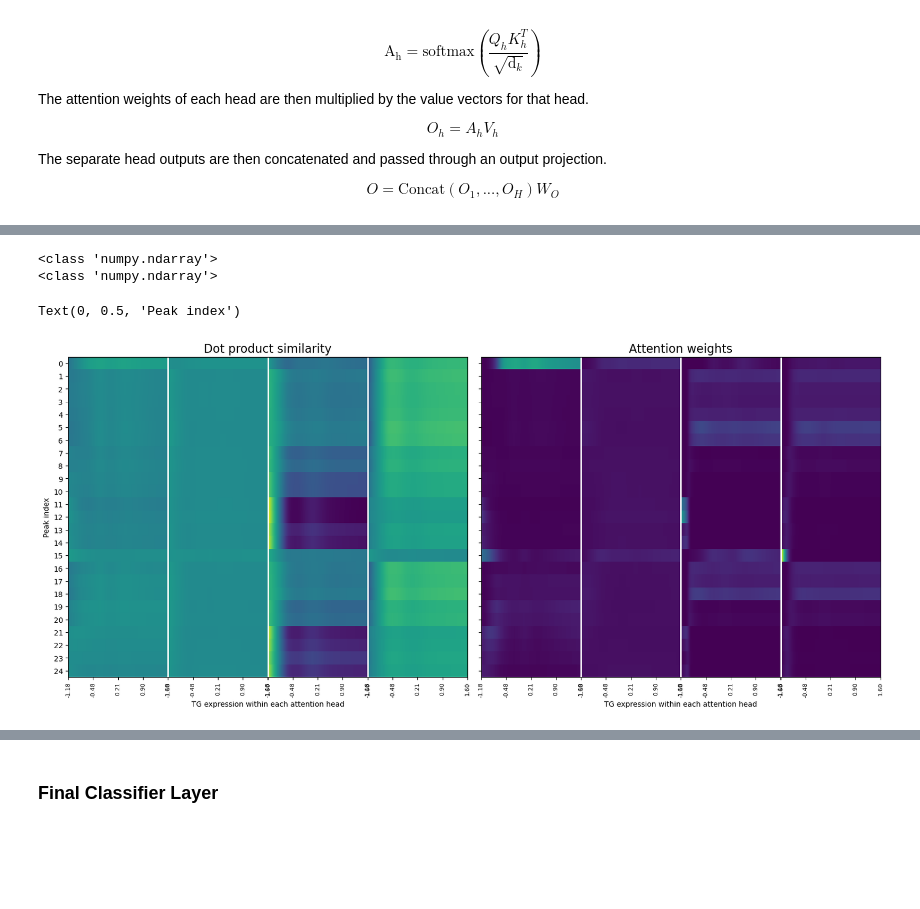
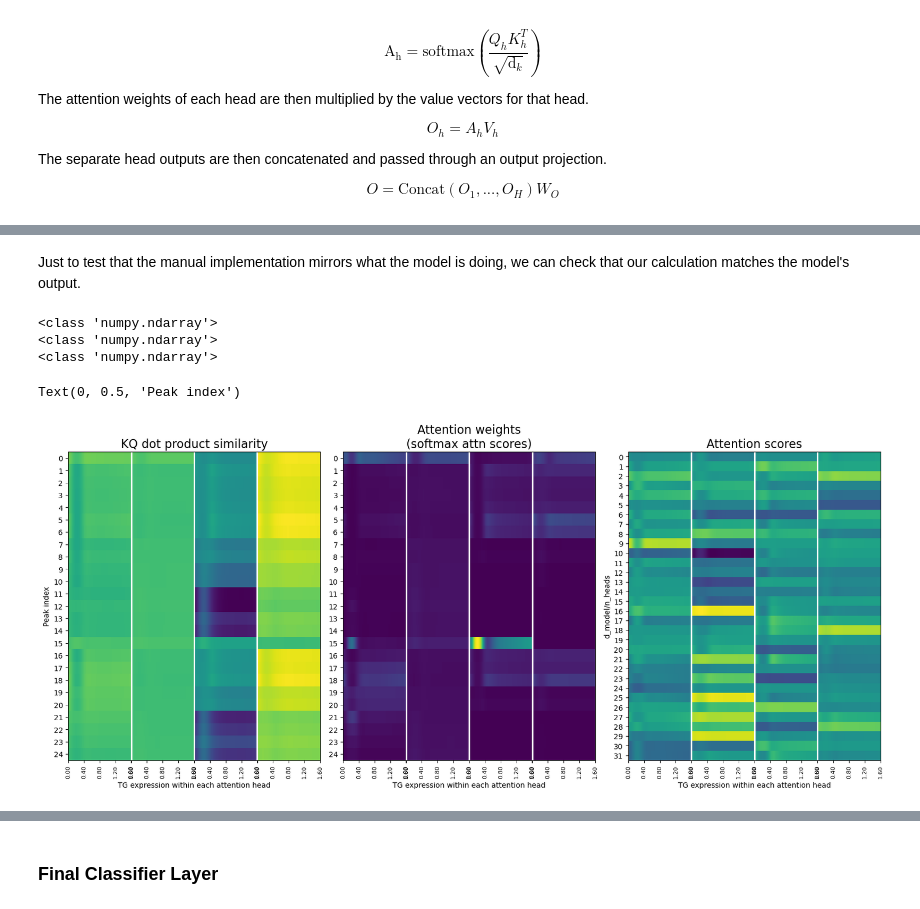
Before and after one commit to emoeller80281/Custom_GRN_Inference, a Jupyter notebook: TETHER/scripts/explore_model_features.ipynb, the cells around one changed output, grey strips where cells are left out. Cells and saved outputs as stored; diff of their text form; code cells hidden in the pictures; blank space fills up the shorter version.

```diff
--- a/TETHER/scripts/explore_model_features.ipynb
+++ b/TETHER/scripts/explore_model_features.ipynb
@@ -928,7 +1059,7 @@ print("Output shape increases from 4 -> 128")
 print(outputs.shape)
 
 # Reshape the outputs so each dimension corresponds to a feature
-outputs = outputs.reshape(n_values, n_values, n_values, n_values, -1)
+outputs = outputs.reshape(n_values, n_values, n_values, -1)
 outputs.shape
 # %% [output]
 Output shape increases from 4 -> 128
@@ -940,18 +1075,20 @@ Next, we can visualize how the output changes depending on just one feature at a
 # For each input, average projections across all combinations
 # of the other three inputs. Result: [input values, projected features].
 marginal_projections = {
-    name: outputs.mean(axis=tuple(j for j in range(4) if j != i))
-    for i, name in enumerate(feature_names)
+    name: outputs.mean(axis=tuple(j for j in range(3) if j != i))
+    for i, name in enumerate(grid_names)
 }
 
-plot_names = ["binding_predictions", "accessibility", "distance_values"]
-labels = ["Binding prediction", "Accessibility", "Distance Values"]
+plot_names = grid_names
+labels = ["Binding prediction", "Accessibility (standardized)", "Distance to TSS (kb)"]
+tick_scale = {"abs_distance": 1e-3}  # bp -> kb for the tick labels only
 
 fig, axs = plt.subplots(1, 3, figsize=(15, 6), constrained_layout=True)
 
 # Shared color scale makes the three heatmaps comparable.
 vmin = min(marginal_projections[name].min() for name in plot_names)
 vmax = max(marginal_projections[name].max() for name in plot_names)
+
 
 for ax, name, label in zip(axs, plot_names, labels):
     data = marginal_projections[name].T
@@ -968,7 +1105,7 @@ for ax, name, label in zip(axs, plot_names, labels):
 
     ticks = np.linspace(0, len(values) - 1, 5, dtype=int)
     ax.set_xticks(ticks)
-    ax.set_xticklabels([f"{values[i]:.2f}" for i in ticks], fontsize=11)
+    ax.set_xticklabels([f"{values[i] * tick_scale.get(name, 1):.2f}" for i in ticks], fontsize=11)
 
     ax.set_title(label, fontsize=16, pad=10)
     ax.xaxis.set_label_position("top")
@@ -1078,7 +1217,8 @@ tg_tokens = torch.tensor(tg_projected.copy(), device=device)
 print(tg_tokens.shape)
 
 # Project the mean TF expression (0) through the TF expression projection layer
-tf_tokens = model.tf_expr_proj(torch.zeros(1, 1, device=device))
+mean_tf_expr = torch.tensor([tf_input_values.mean()], dtype=torch.float32, device=device)
+tf_tokens = model.tf_expr_proj(mean_tf_expr).unsqueeze(0)
 print(tf_tokens.shape)
 # %% [output]
 torch.Size([1000, 128])
@@ -1183,7 +1317,11 @@ fig, axs = plt.subplots(
 for ax, data, title in zip(
     axs,
     [queries_proj, key_proj, value_proj],
-    ["Queries", "Keys", "Values"],
+    [
+        "Query Projection\n(Gene Expression)",
+        "Key Projection\n(Peak Information)",
+        "Value Projection\n(Peak Information)"
+        ],
 ):
     ax.imshow(
         data.T,  # [projection dimensions, TG values or candidate peaks]
@@ -1269 +1432,3 @@ Concatenated output: (1000, 128)
 Attention output: (1000, 128)
+# %% [markdown]
+Just to test that the manual implementation mirrors what the model is doing, we can check that our calculation matches the model's output.
@@ -1274,8 +1449,12 @@ flat_scores = dot_prod_similarity.reshape(n_heads * n_tg_values, n_peaks,)
 
 flat_weights = attention_weights.reshape(n_heads * n_tg_values, n_peaks,)
 
+flat_attention = attention_scores.reshape(n_heads * n_tg_values, -1)
+
 score_plot = flat_scores.T
 weight_plot = flat_weights.T
+attention_plot = flat_attention.T
+
 
 # [n_peaks, n_heads * n_tg_values]
 
@@ -1286,17 +1465,17 @@ score_plot_normalized = ((score_plot - score_min)/ (score_max - score_min))
 
 fig, axs = plt.subplots(
     1,
-    2,
+    3,
     figsize=(16, 7),
     sharex=True,
-    sharey=True,
+    sharey=False,
     constrained_layout=True,
 )
 
 for ax, data, title in zip(
     axs,
-    [score_plot_normalized, weight_plot],
-    ["Dot product similarity", "Attention weights"],
+    [score_plot_normalized, weight_plot, attention_plot],
+    ["KQ dot product similarity", "Attention weights\n(softmax attn scores)", "Attention scores"],
 ):
     print(type(data))
     im = ax.imshow(
@@ -1326,33 +1505,39 @@ for ax, data, title in zip(
         n_tg_values - 1,
         5,
     ).round().astype(int)
 
     tick_positions = []
     tick_labels = []
 
     for head in range(n_heads):
         offset = head * n_tg_values
 
         tick_positions.extend(offset + local_ticks)
         tick_labels.extend([
             f"{tg_input_values[i]:.2f}"
             for i in local_ticks
         ])
 
     for ax in axs:
         ax.set_xticks(tick_positions)
         ax.set_xticklabels(
             tick_labels,
             rotation=90,
             fontsize=8,
         )
 
-        ax.set_yticks(np.arange(n_peaks))
-        ax.set_yticklabels(np.arange(n_peaks))
+        if ax == axs[0] or ax == axs[1]:
+            ax.set_yticks(np.arange(n_peaks))
+            ax.set_yticklabels(np.arange(n_peaks))
+        elif ax == axs[2]:
+            ax.set_yticks(np.arange(d_model//n_heads))
+            ax.set_yticklabels(np.arange(d_model//n_heads))
+            ax.set_ylabel("d_model/n_heads")
 
 axs[0].set_ylabel("Peak index")
 # %% [output]
 <class 'numpy.ndarray'>
 <class 'numpy.ndarray'>
+<class 'numpy.ndarray'>
 Text(0, 0.5, 'Peak index')
-[figure, old version]
+[figure, new version]
```
Also changed, not shown: parts of 44 cells of this notebook, 4 other files.
